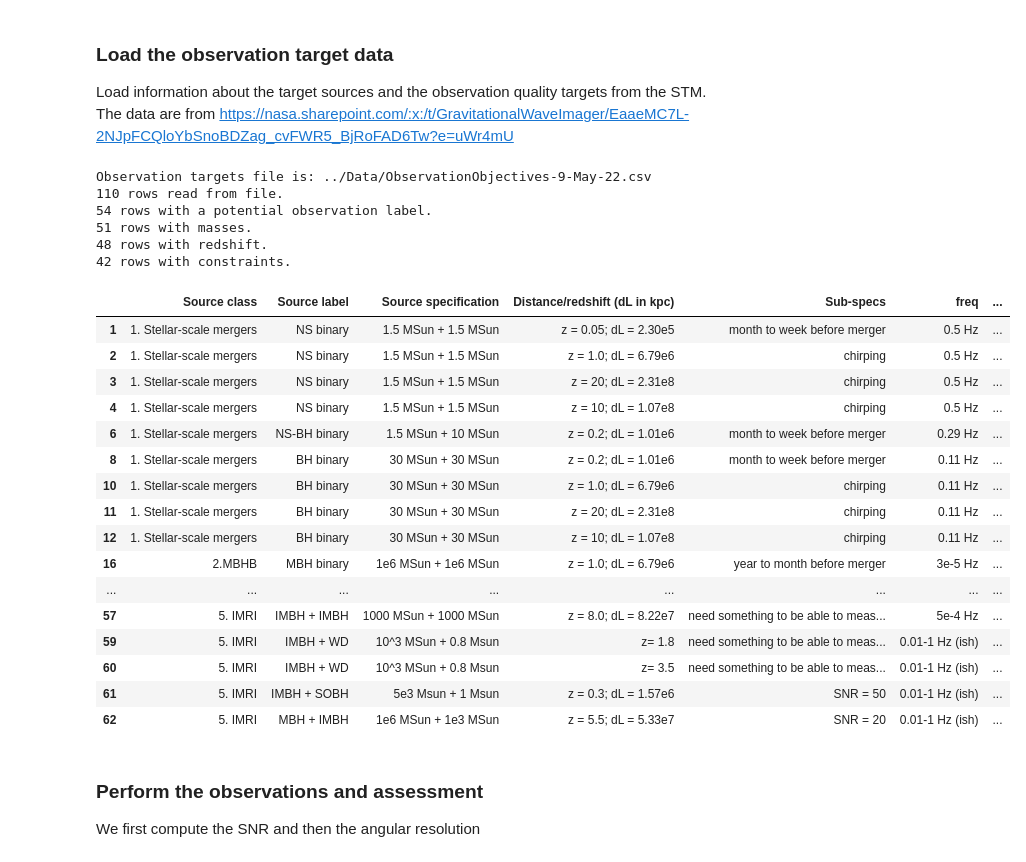
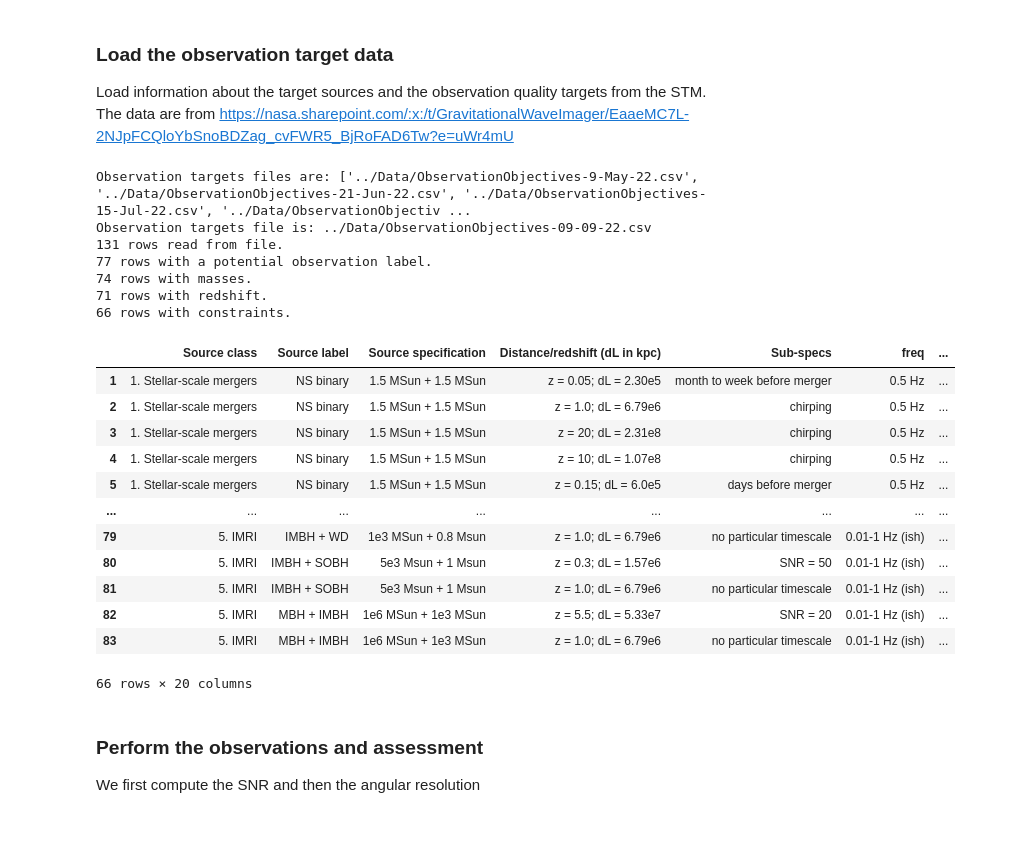
Before and after one commit to JohnGBaker/GWI-metrics, a Jupyter notebook: Notebooks/ObservationTargetsAssessor.ipynb, the cells around one changed output. Drawn from its saved outputs; the diff is of its cells as text; code cells hidden in the pictures; blank space fills up the shorter version.

```diff
--- a/Notebooks/ObservationTargetsAssessor.ipynb
+++ b/Notebooks/ObservationTargetsAssessor.ipynb
@@ -61,7 +61,8 @@ The data are from https://nasa.sharepoint.com/:x:/t/GravitationalWaveImager/Eaae
 datadir='../Data/'
 files=glob(datadir+'ObservationObjectives*.csv')
 files.sort(key=os.path.getmtime)
-file=files[0]
+print('Observation targets files are:',files)
+file=files[-1]
 print('Observation targets file is:',file)
 #Read file
 df=pd.read_csv(file,header=1)
@@ -187,51 +188,48 @@ if True:
                 f0=float(ftxt)
                 df.loc[i,'f0']=f0
             except:
                 print('Failed to get freq from txt "'+txt+'"')
                 df=df.drop(i)
 #process angular precision
 if True:
     col=6
     df['resolution']=float('nan')
     for i,row in df.iterrows():
         txt=row.iloc[col]
         z=None
         #print(txt)
         try:
             #print(Angle(txt))
             z=Angle(txt).arcsecond
         except:
             pass
         df.loc[i,'resolution']=z
 #Drop cases with neither angular precision requirement nor SNR
 for i,row in df.iterrows():
     if np.isnan(row['resolution']) and np.isnan(row['SNR']):df=df.drop(i)
 print(len(df),'rows with constraints.')
 display(df)
 # %% [output]
-Observation targets file is: ../Data/ObservationObjectives-9-May-22.csv
-110 rows read from file.
-54 rows with a potential observation label.
-51 rows with masses.
-48 rows with redshift.
-42 rows with constraints.
+Observation targets files are: ['../Data/ObservationObjectives-9-May-22.csv', '../Data/ObservationObjectives-21-Jun-22.csv', '../Data/ObservationObjectives-15-Jul-22.csv', '../Data/ObservationObjectiv ...
+Observation targets file is: ../Data/ObservationObjectives-09-09-22.csv
+131 rows read from file.
+77 rows with a potential observation label.
+74 rows with masses.
+71 rows with redshift.
+66 rows with constraints.
 |  | Source class | Source label | Source specification | Distance/redshift (dL in kpc) | Sub-specs | freq | ... |
 | 1 | 1. Stellar-scale mergers | NS binary | 1.5 MSun + 1.5 MSun | z = 0.05; dL = 2.30e5 | month to week before merger | 0.5 Hz | ... |
 | 2 | 1. Stellar-scale mergers | NS binary | 1.5 MSun + 1.5 MSun | z = 1.0; dL = 6.79e6 | chirping | 0.5 Hz | ... |
 | 3 | 1. Stellar-scale mergers | NS binary | 1.5 MSun + 1.5 MSun | z = 20; dL = 2.31e8 | chirping | 0.5 Hz | ... |
 | 4 | 1. Stellar-scale mergers | NS binary | 1.5 MSun + 1.5 MSun | z = 10; dL = 1.07e8 | chirping | 0.5 Hz | ... |
-| 6 | 1. Stellar-scale mergers | NS-BH binary | 1.5 MSun + 10 MSun | z = 0.2; dL = 1.01e6 | month to week before merger | 0.29 Hz | ... |
-| 8 | 1. Stellar-scale mergers | BH binary | 30 MSun + 30 MSun | z = 0.2; dL = 1.01e6 | month to week before merger | 0.11 Hz | ... |
-| 10 | 1. Stellar-scale mergers | BH binary | 30 MSun + 30 MSun | z = 1.0; dL = 6.79e6 | chirping | 0.11 Hz | ... |
-| 11 | 1. Stellar-scale mergers | BH binary | 30 MSun + 30 MSun | z = 20; dL = 2.31e8 | chirping | 0.11 Hz | ... |
-| 12 | 1. Stellar-scale mergers | BH binary | 30 MSun + 30 MSun | z = 10; dL = 1.07e8 | chirping | 0.11 Hz | ... |
-| 16 | 2.MBHB | MBH binary | 1e6 MSun + 1e6 MSun | z = 1.0; dL = 6.79e6 | year to month before merger | 3e-5 Hz | ... |
+| 5 | 1. Stellar-scale mergers | NS binary | 1.5 MSun + 1.5 MSun | z = 0.15; dL = 6.0e5 | days before merger | 0.5 Hz | ... |
 | ... | ... | ... | ... | ... | ... | ... | ... |
-| 57 | 5. IMRI | IMBH + IMBH | 1000 MSun + 1000 MSun | z = 8.0; dL = 8.22e7 | need something to be able to meas... | 5e-4 Hz | ... |
-| 59 | 5. IMRI | IMBH + WD | 10^3 MSun + 0.8 Msun | z= 1.8 | need something to be able to meas... | 0.01-1 Hz (ish) | ... |
-| 60 | 5. IMRI | IMBH + WD | 10^3 MSun + 0.8 Msun | z= 3.5 | need something to be able to meas... | 0.01-1 Hz (ish) | ... |
-| 61 | 5. IMRI | IMBH + SOBH | 5e3 Msun + 1 Msun | z = 0.3; dL = 1.57e6 | SNR = 50 | 0.01-1 Hz (ish) | ... |
-| 62 | 5. IMRI | MBH + IMBH | 1e6 MSun + 1e3 MSun | z = 5.5; dL = 5.33e7 | SNR = 20 | 0.01-1 Hz (ish) | ... |
+| 79 | 5. IMRI | IMBH + WD | 1e3 MSun + 0.8 Msun | z = 1.0; dL = 6.79e6 | no particular timescale | 0.01-1 Hz (ish) | ... |
+| 80 | 5. IMRI | IMBH + SOBH | 5e3 Msun + 1 Msun | z = 0.3; dL = 1.57e6 | SNR = 50 | 0.01-1 Hz (ish) | ... |
+| 81 | 5. IMRI | IMBH + SOBH | 5e3 Msun + 1 Msun | z = 1.0; dL = 6.79e6 | no particular timescale | 0.01-1 Hz (ish) | ... |
+| 82 | 5. IMRI | MBH + IMBH | 1e6 MSun + 1e3 MSun | z = 5.5; dL = 5.33e7 | SNR = 20 | 0.01-1 Hz (ish) | ... |
+| 83 | 5. IMRI | MBH + IMBH | 1e6 MSun + 1e3 MSun | z = 1.0; dL = 6.79e6 | no particular timescale | 0.01-1 Hz (ish) | ... |
+66 rows × 20 columns
 # %%
 # make source dictionaries
 objectiveList=[]
```
Also changed, not shown: parts of 5 cells of this notebook, 3 other files.
